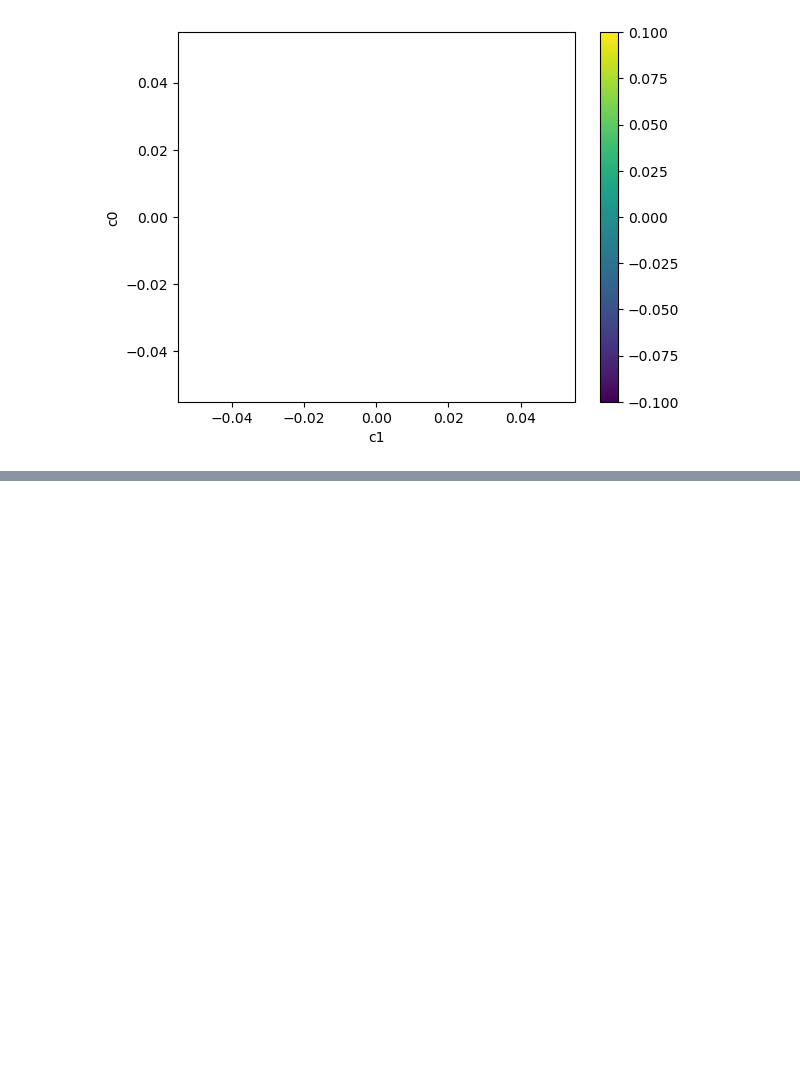
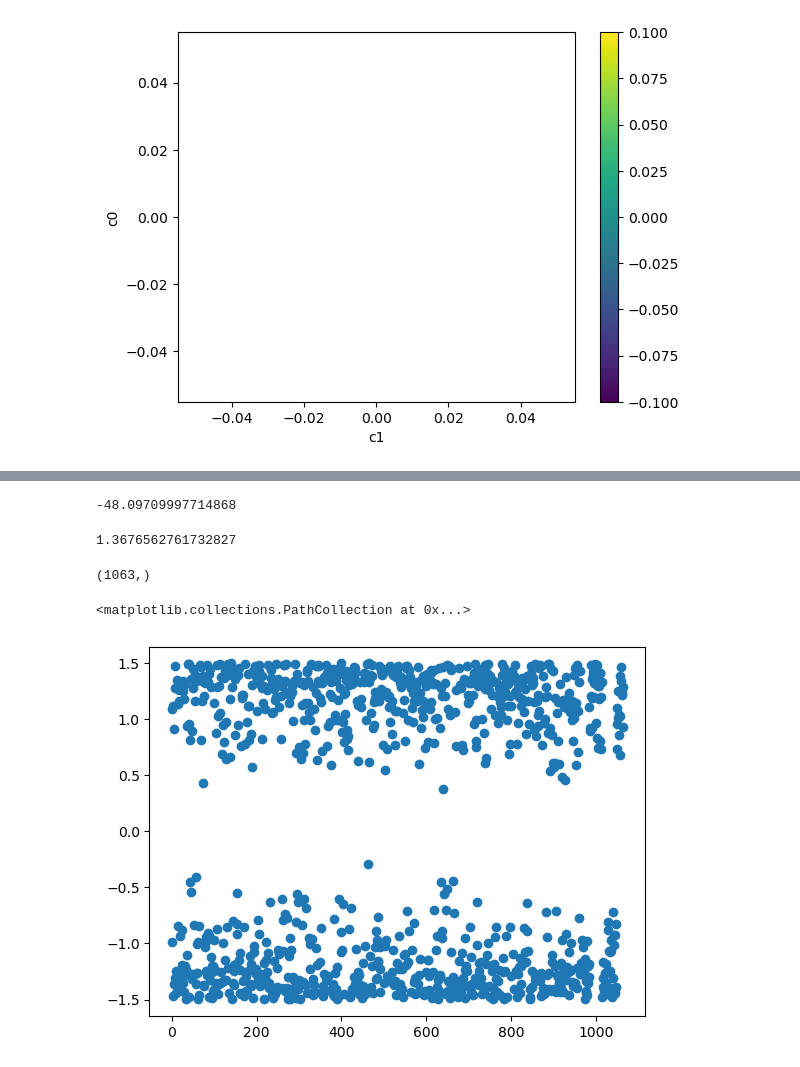
Before and after one commit to steventanady/steven_thesis, a Jupyter notebook: thesis_config/config/tester/multinest_chains.ipynb, the cells around one changed output, grey strips where cells are left out. Saved outputs shown, nothing was run; the diff lists cells and outputs as text; code cells hidden in the pictures; blank space fills up the shorter version.

```diff
--- a/thesis_config/config/tester/multinest_chains.ipynb
+++ b/thesis_config/config/tester/multinest_chains.ipynb
@@ -273,0 +320,17 @@ array([-8.41343848e+05, -5.78459368e+05, -5.32728651e+03, ...,
+# %%
+like[np.argsort(like)[::-1][1]]
+# %% [output]
+-48.09709997714868
+# %%
+np.max(c0)
+# %% [output]
+1.3676562761732827
+# %%
+c0.shape
+# %% [output]
+(1063,)
+# %%
+plt.scatter(np.arange(1,c0.shape[0]+1),c0)
+# %% [output]
+<matplotlib.collections.PathCollection at 0x...>
+[figure, added]
```
Also changed, not shown: parts of 4 cells of this notebook, 25 other files.
